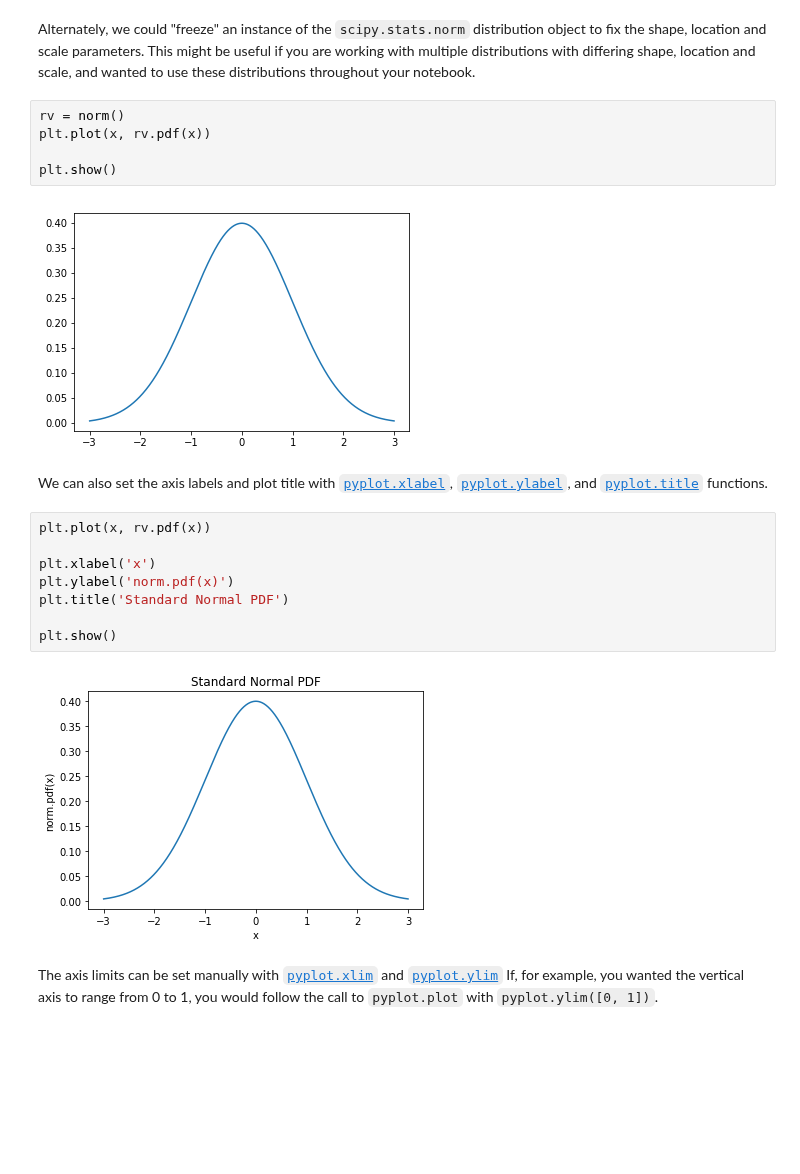
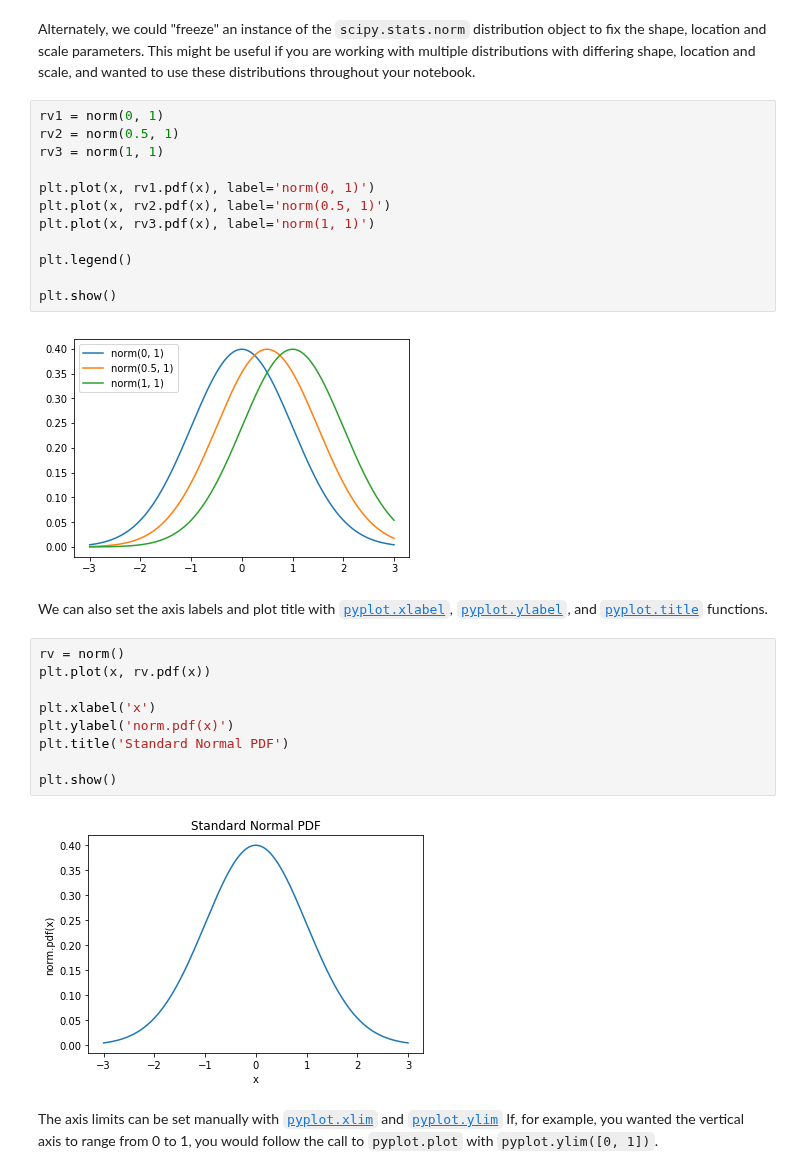
Before and after one commit to buruzaemon/IntroductionToProbabilityPy, a Jupyter notebook: Ch5.ipynb, the cells around one changed output. Cells and saved outputs as stored; diff of their text form; blank space fills up the shorter version.

```diff
--- a/Ch5.ipynb
+++ b/Ch5.ipynb
@@ -193,16 +192,24 @@ plt.show()
 [figure]
 # %% [markdown]
 Alternately, we could "freeze" an instance of the `scipy.stats.norm` distribution object to fix the shape, location and scale parameters. This might be useful if you are working with multiple distributions with differing shape, location and scale, and wanted to use these distributions throughout your notebook.
-# %%
-rv = norm()
-plt.plot(x, rv.pdf(x))
-
-plt.show()
-# %% [output]
-[figure, removed]
+# %%
+rv1 = norm(0, 1)
+rv2 = norm(0.5, 1)
+rv3 = norm(1, 1)
+
+plt.plot(x, rv1.pdf(x), label='norm(0, 1)')
+plt.plot(x, rv2.pdf(x), label='norm(0.5, 1)')
+plt.plot(x, rv3.pdf(x), label='norm(1, 1)')
+
+plt.legend()
+
+plt.show()
+# %% [output]
+[figure, added]
 # %% [markdown]
 We can also set the axis labels and plot title with [`pyplot.xlabel`](https://matplotlib.org/api/_as_gen/matplotlib.pyplot.xlabel.html), [`pyplot.ylabel`](https://matplotlib.org/api/_as_gen/matplotlib.pyplot.ylabel.html), and [`pyplot.title`](https://matplotlib.org/api/_as_gen/matplotlib.pyplot.title.html) functions.
 # %%
+rv = norm()
 plt.plot(x, rv.pdf(x))
 
 plt.xlabel('x')
```
Also changed, not shown: parts of 10 cells of this notebook, 4 other files.
